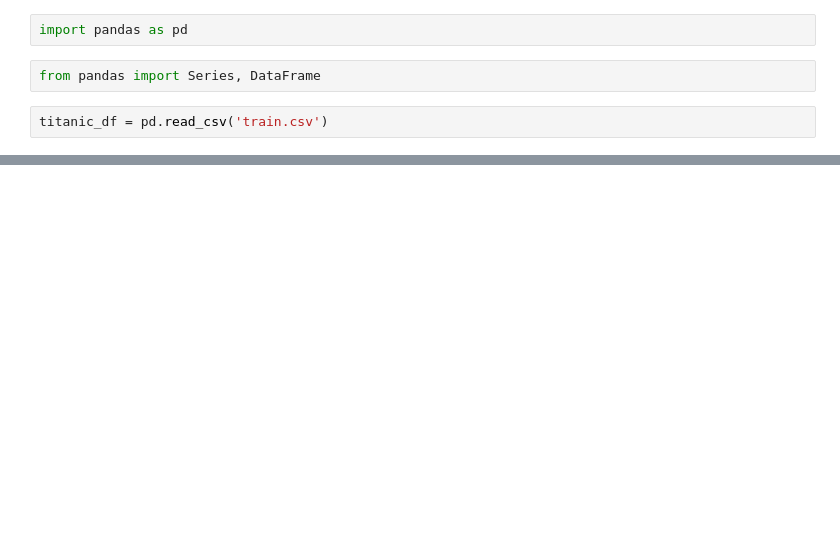
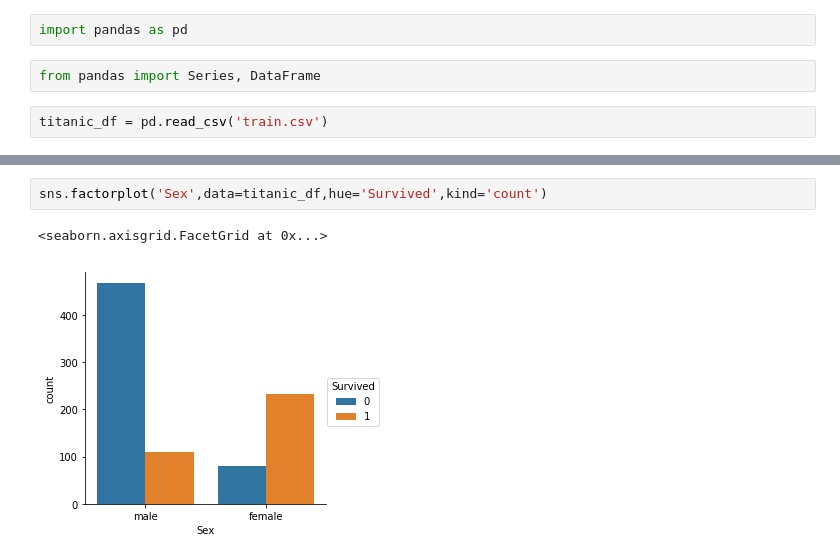
Before and after one commit to raviverma16/jupyter_ml_titaninc, a Jupyter notebook: titanic_n.ipynb, the cells around one changed output, grey strips where cells are left out. Drawn from its saved outputs; the diff is of its cells as text; blank space fills up the shorter version.

```diff
--- a/titanic_n.ipynb
+++ b/titanic_n.ipynb
@@ -15,0 +31,5 @@ titanic_df.head()
+# %%
+sns.factorplot('Sex',data=titanic_df,hue='Survived',kind='count')
+# %% [output]
+<seaborn.axisgrid.FacetGrid at 0x...>
+[figure, added]
```
Also changed, not shown: parts of 30 cells of this notebook.
